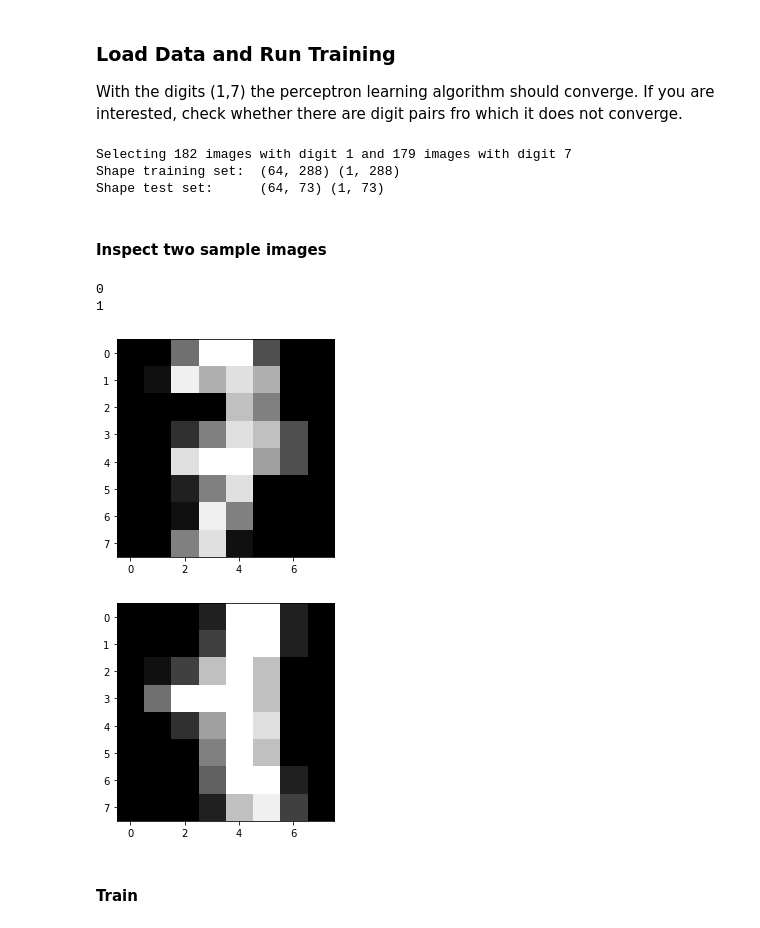
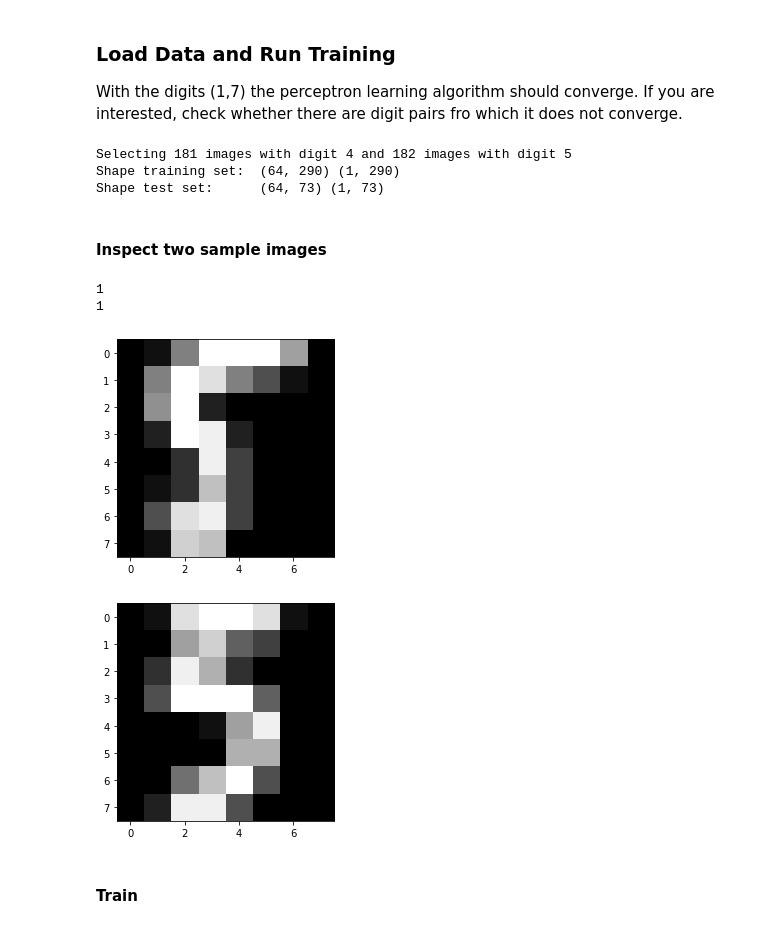
Before and after one commit to FabianGroeger96/mse-deep-learning, a Jupyter notebook: SW01/perceptron_learning_stud.ipynb, the cells around one changed output. Saved outputs shown, nothing was run; the diff lists cells and outputs as text; code cells hidden in the pictures.

```diff
--- a/SW01/perceptron_learning_stud.ipynb
+++ b/SW01/perceptron_learning_stud.ipynb
@@ -147,7 +147,10 @@ def lineparams(weight, bias):
     """
     ### START YOUR CODE ###
 
+    w1, w2 = weight.reshape(-1)
 
+    a = -bias / w2
+    s = -w1 / w2
 
     ### END YOUR CODE ###
     return a,s
@@ -319,8 +337,8 @@ print("Initial Params: ",weight1,bias1)
 params = lineparams(weight1, bias1)
 plot(x,y,params_best, params)
 
-weight1,bias1,misclassified_counts = train(weight1, bias1, x, y)
-#weight1,bias1,misclassified_counts = train(weight1, bias1, x, y, debug=True, params_best=params_best)
+#weight1,bias1,misclassified_counts = train(weight1, bias1, x, y)
+weight1,bias1,misclassified_counts = train(weight1, bias1, x, y, debug=True, params_best=params_best)
 params = lineparams(weight1, bias1)
 print("Iterations: ", len(misclassified_counts)-1)
 print("Trained Params: ", weight1,bias1)
@@ -355,7 +381,7 @@ See the doc string of the method below for further details.
 from sklearn.datasets import load_digits
 from sklearn.model_selection import train_test_split
 
-def load_data(selected_digits):
+def load_data(selected_digits, verbose=True):
     """
     Loads the Lightweight MNIST dataset from sklearn, filters the data for two digits (two distinct label values between 0 and 9)
     and split the resulting dataset of (x,y)-pairs (where x are 64 dimensional arrays corresponding to the grayscale values of a
@@ -392,7 +418,8 @@ def load_data(selected_digits):
     y1[0,mask1] = 1
     y1[0,mask2] = 0
 
-    print("Selecting %i images with digit %i and %i images with digit %i"%(np.sum(mask1),digit1,np.sum(mask2),digit2))
+    if verbose:
+        print("Selecting %i images with digit %i and %i images with digit %i"%(np.sum(mask1),digit1,np.sum(mask2),digit2))
 
     x_train, x_test, y_train, y_test = train_test_split(x1.T, y1.T, test_size=0.20, random_state=1)
 
@@ -404,8 +431,9 @@ def load_data(selected_digits):
     y_train=y_train.reshape(1,m_train)
     y_test=y_test.reshape(1,m_test)
 
-    print("Shape training set: ", x_train.shape, y_train.shape)
-    print("Shape test set:     ", x_test.shape, y_test.shape)
+    if verbose:
+        print("Shape training set: ", x_train.shape, y_train.shape)
+        print("Shape test set:     ", x_test.shape, y_test.shape)
 
     return x_train, x_test, y_train, y_test
 # %% [markdown]
@@ -518,28 +574,28 @@ def train_weights(weight_init, bias_init, x, y, alpha=1.0, max_iter=1000):
 
 With the digits (1,7) the perceptron learning algorithm should converge. If you are interested, check whether there are digit pairs fro which it does not converge.
 # %%
-selected_digits = (1,7)
+selected_digits = (4,5)
 x_train, x_test, y_train, y_test = load_data(selected_digits)
 # %% [output]
-Selecting 182 images with digit 1 and 179 images with digit 7
-Shape training set:  (64, 288) (1, 288)
+Selecting 181 images with digit 4 and 182 images with digit 5
+Shape training set:  (64, 290) (1, 290)
 Shape test set:      (64, 73) (1, 73)
 # %% [markdown]
 #### Inspect two sample images
 # %%
 image = x_train[:,17]
 plt.figure(1)
 plt.imshow(np.reshape(image, (8,8)), cmap=plt.cm.gray)
-print(y_train[0,17])
-image = x_test[:,25]
+print(y_train[0,18])
+image = x_test[:,17]
 plt.figure(2)
 plt.imshow(np.reshape(image, (8,8)), cmap=plt.cm.gray)
 print(y_train[0,25])
 # %% [output]
-0
 1
+1
-[figure, old version]
+[figure, new version]
-[figure, old version]
+[figure, new version]
 # %% [markdown]
 #### Train
 # %%
```
Also changed, not shown: parts of 7 cells of this notebook.
